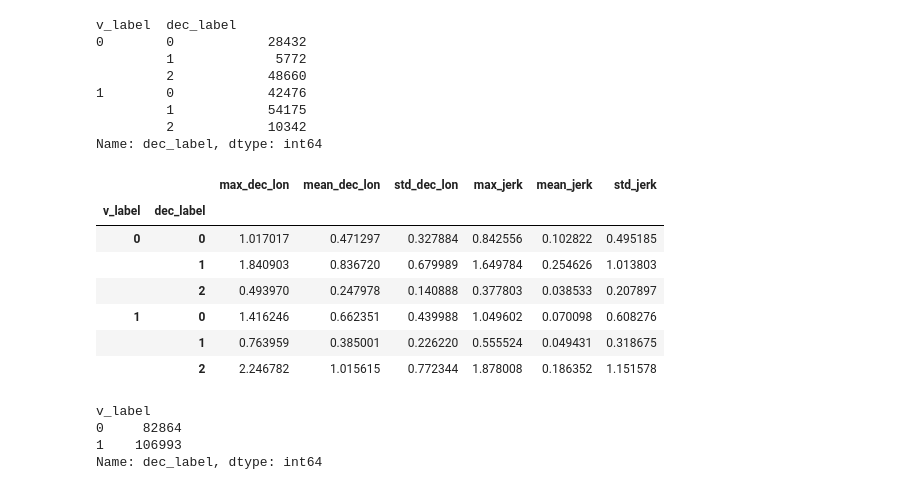
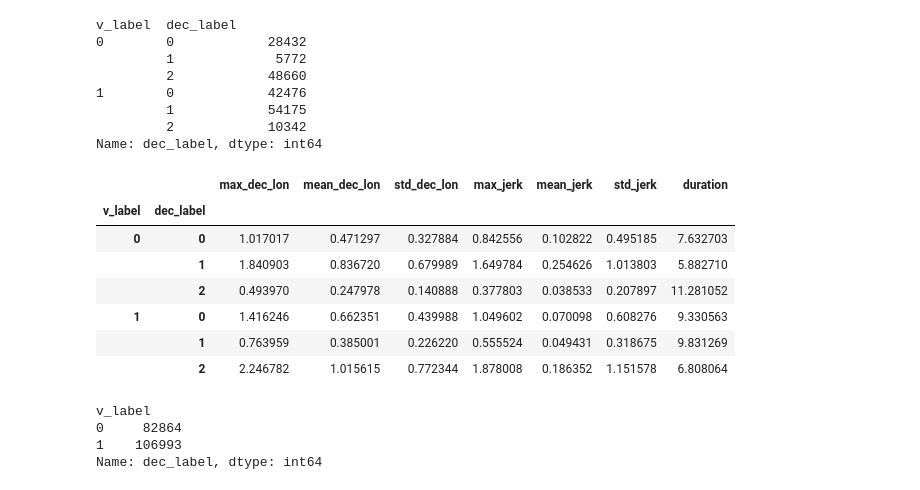
Before and after one commit to ZhangJianhua0728/GpsDataProcess, a Jupyter notebook: Main_刹车事件二阶段聚类.ipynb, the cells around one changed output. Drawn from its saved outputs; the diff is of its cells as text; code cells hidden in the pictures.

```diff
--- a/Main_刹车事件二阶段聚类.ipynb
+++ b/Main_刹车事件二阶段聚类.ipynb
@@ -195,16 +196,16 @@ v_label  dec_label
          2            10342
 Name: dec_label, dtype: int64
 # %%
-data.groupby(['v_label','dec_label'])['max_dec_lon', 'mean_dec_lon', 'std_dec_lon','max_jerk', 'mean_jerk', 'std_jerk'].mean()
+data.groupby(['v_label','dec_label'])['max_dec_lon', 'mean_dec_lon', 'std_dec_lon','max_jerk', 'mean_jerk', 'std_jerk','duration'].mean()
 # %% [output]
-|  |  | max_dec_lon | mean_dec_lon | std_dec_lon | max_jerk | mean_jerk | std_jerk |
-| v_label | dec_label |  |  |  |  |  |  |
-| 0 | 0 | 1.017017 | 0.471297 | 0.327884 | 0.842556 | 0.102822 | 0.495185 |
-|  | 1 | 1.840903 | 0.836720 | 0.679989 | 1.649784 | 0.254626 | 1.013803 |
-|  | 2 | 0.493970 | 0.247978 | 0.140888 | 0.377803 | 0.038533 | 0.207897 |
-| 1 | 0 | 1.416246 | 0.662351 | 0.439988 | 1.049602 | 0.070098 | 0.608276 |
-|  | 1 | 0.763959 | 0.385001 | 0.226220 | 0.555524 | 0.049431 | 0.318675 |
-|  | 2 | 2.246782 | 1.015615 | 0.772344 | 1.878008 | 0.186352 | 1.151578 |
+|  |  | max_dec_lon | mean_dec_lon | std_dec_lon | max_jerk | mean_jerk | std_jerk | duration |
+| v_label | dec_label |  |  |  |  |  |  |  |
+| 0 | 0 | 1.017017 | 0.471297 | 0.327884 | 0.842556 | 0.102822 | 0.495185 | 7.632703 |
+|  | 1 | 1.840903 | 0.836720 | 0.679989 | 1.649784 | 0.254626 | 1.013803 | 5.882710 |
+|  | 2 | 0.493970 | 0.247978 | 0.140888 | 0.377803 | 0.038533 | 0.207897 | 11.281052 |
+| 1 | 0 | 1.416246 | 0.662351 | 0.439988 | 1.049602 | 0.070098 | 0.608276 | 9.330563 |
+|  | 1 | 0.763959 | 0.385001 | 0.226220 | 0.555524 | 0.049431 | 0.318675 | 9.831269 |
+|  | 2 | 2.246782 | 1.015615 | 0.772344 | 1.878008 | 0.186352 | 1.151578 | 6.808064 |
 # %%
 data.groupby(['v_label'])['dec_label'].count()
 # %% [output]
```
Also changed, not shown: parts of 1 cell of this notebook, 1 other file.
